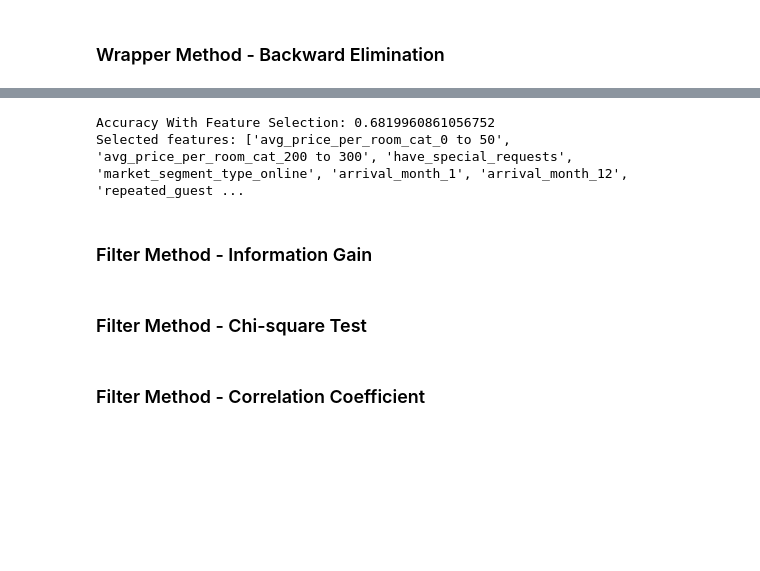
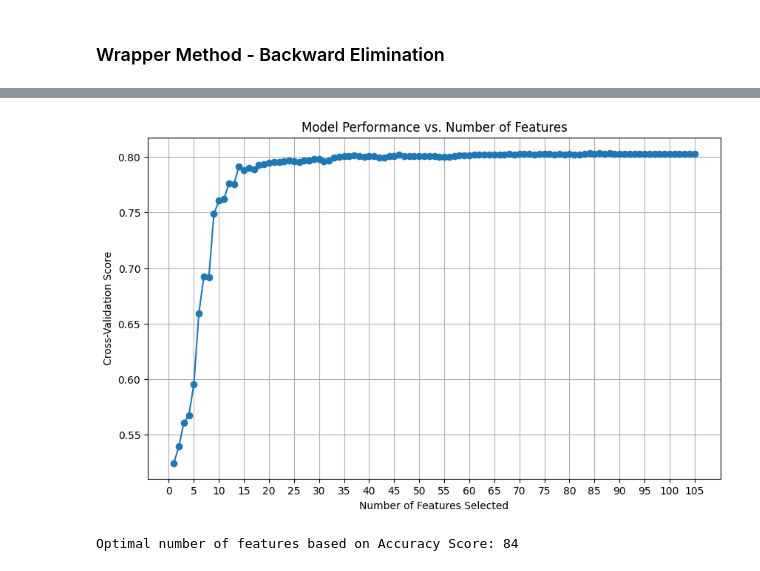
Before and after one commit to suyatinglaura/CS3244_Reservation_Cancellations_Prediction, a Jupyter notebook: Feature Selection.ipynb, the cells around one changed output, grey strips where cells are left out. Cells and saved outputs as stored; diff of their text form; code cells hidden in the pictures; blank space fills up the shorter version.

Commit message:
added more feature slection methods and hyperparameter tuning for KNN and LR

```diff
--- a/Feature Selection.ipynb
+++ b/Feature Selection.ipynb
@@ -324,0 +617,6 @@ We see that there is a slight increase in the accuracy score after applying forw
+# %%
+# Choose your model
+model = LogisticRegression(max_iter = 1000)
+
+# Call the function to perform feature selection and evaluation
+backward_sequential_feature_selector(model, X_train, y_train, X_test, y_test)
@@ -327,29 +642,0 @@ We see that there is a slight increase in the accuracy score after applying forw
-# %%
-# Train Logistic Regression model on the training data
-lr = LogisticRegression(max_iter=10000, random_state=47)
-lr.fit(X_train, y_train.values.ravel())  # Use values.ravel() to flatten y_train
-
-# Apply Recursive Feature Elimination (RFE) on the trained logistic regression model
-rfe = RFE(lr, n_features_to_select=7)
-rfe.fit(X_train, y_train.values.ravel())  # Use values.ravel() to flatten y_train
-
-# Make predictions on the testing data
-y_guess = rfe.predict(X_test)
-y_score = rfe.predict(X_test)
-
-# Get the selected features
-rfe_support = rfe.get_support()
-rfe_feature = X_train.columns[rfe_support].tolist()
-
-# Print accuracy with feature selection and the selected features
-print("Accuracy With Feature Selection:", accuracy_score(y_test, y_score))
-print('Selected features:', rfe_feature)
-# %% [output]
-Accuracy With Feature Selection: 0.6819960861056752
-Selected features: ['avg_price_per_room_cat_0 to 50', 'avg_price_per_room_cat_200 to 300', 'have_special_requests', 'market_segment_type_online', 'arrival_month_1', 'arrival_month_12', 'repeated_guest ...
-# %% [markdown]
-### Filter Method - Information Gain
-# %% [markdown]
-### Filter Method - Chi-square Test
-# %% [markdown]
-### Filter Method - Correlation Coefficient
@@ -355,0 +689,9 @@ Selected features: ['avg_price_per_room_cat_0 to 50', 'avg_price_per_room_cat_20
+# %%
+# Instantiate the Logistic Regression classifier
+log_reg_model = LogisticRegression(max_iter=1000)
+
+# Call the forward_selection_with_metrics function
+selected_features = feature_selection_using_rfecv_on_accuracyscore(log_reg_model, X_train, y_train)
+# %% [output]
+[figure, added]
+Optimal number of features based on Accuracy Score: 84
```
Also changed, not shown: parts of 33 cells of this notebook.
